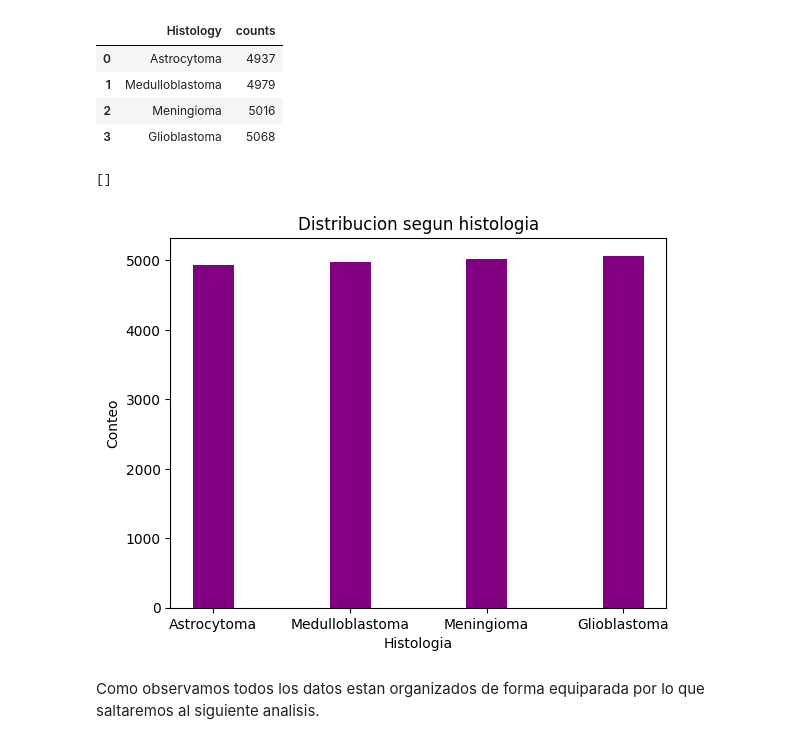
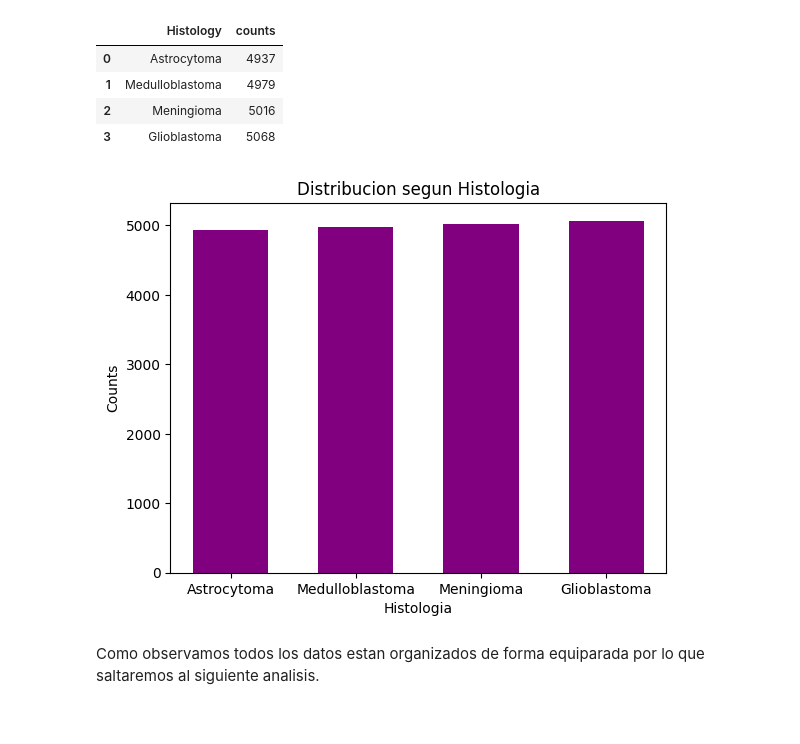
Before and after one commit to SantiiMorales/Proyecto-8-Data, a Jupyter notebook: eda.ipynb, the cells around one changed output. Cells and saved outputs as stored; diff of their text form; code cells hidden in the pictures.

```diff
--- a/eda.ipynb
+++ b/eda.ipynb
@@ -156,15 +155,10 @@ df_histology.head()
 | 1 | Medulloblastoma | 4979 |
 | 2 | Meningioma | 5016 |
 | 3 | Glioblastoma | 5068 |
-# %%
-plt.bar(df_histology['Histology'], df_histology['counts'], width=0.3, color='purple')
-plt.xlabel('Histologia')
-plt.ylabel('Conteo')
-plt.title('Distribucion segun histologia')
-plt.plot()
-# %% [output]
-[]
-[figure, removed]
+# %%
+grafico_bar(df_histology['Histology'], df_histology['counts'], 'Distribucion segun Histologia', 'Histologia', 'Counts', 'purple')
+# %% [output]
+[figure, added]
 # %% [markdown]
 Como observamos todos los datos estan organizados de forma equiparada por lo que saltaremos al siguiente analisis.
 # %% [markdown]
```
Also changed, not shown: parts of 35 cells of this notebook.
